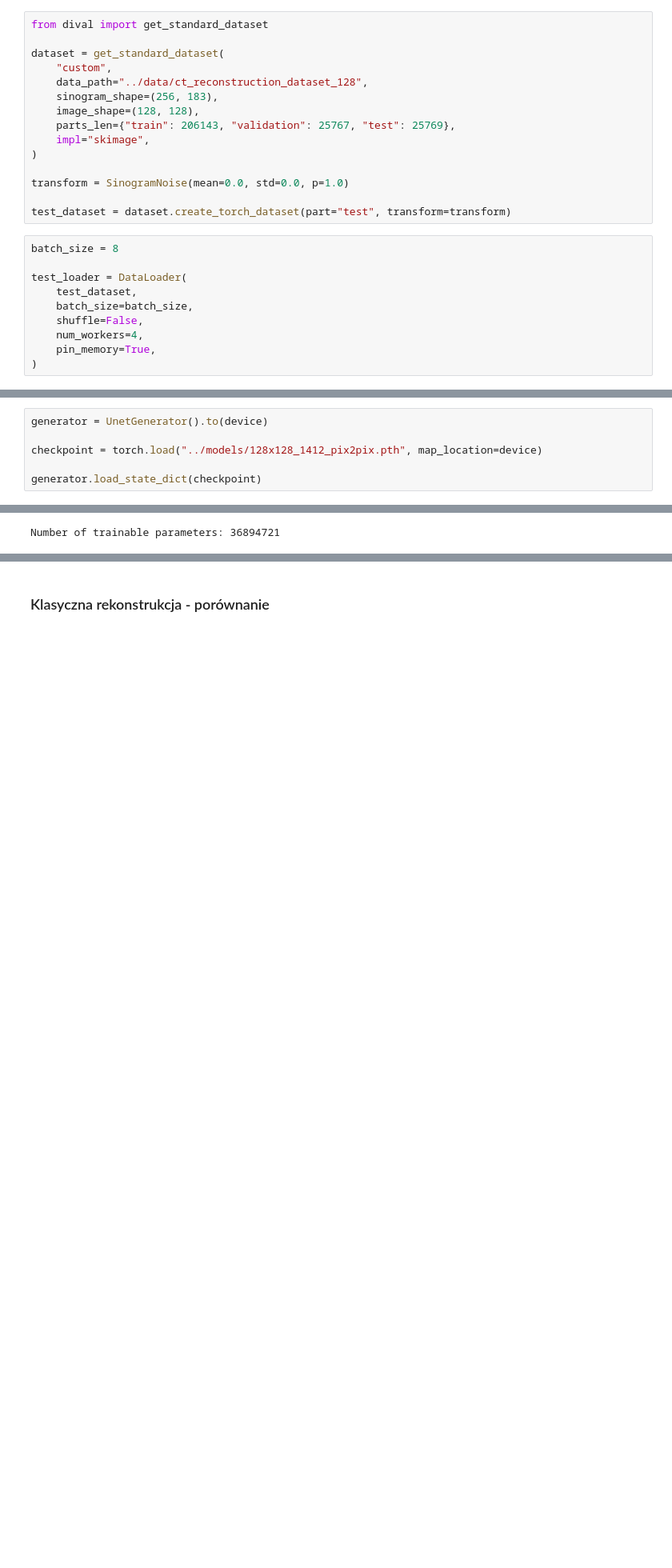
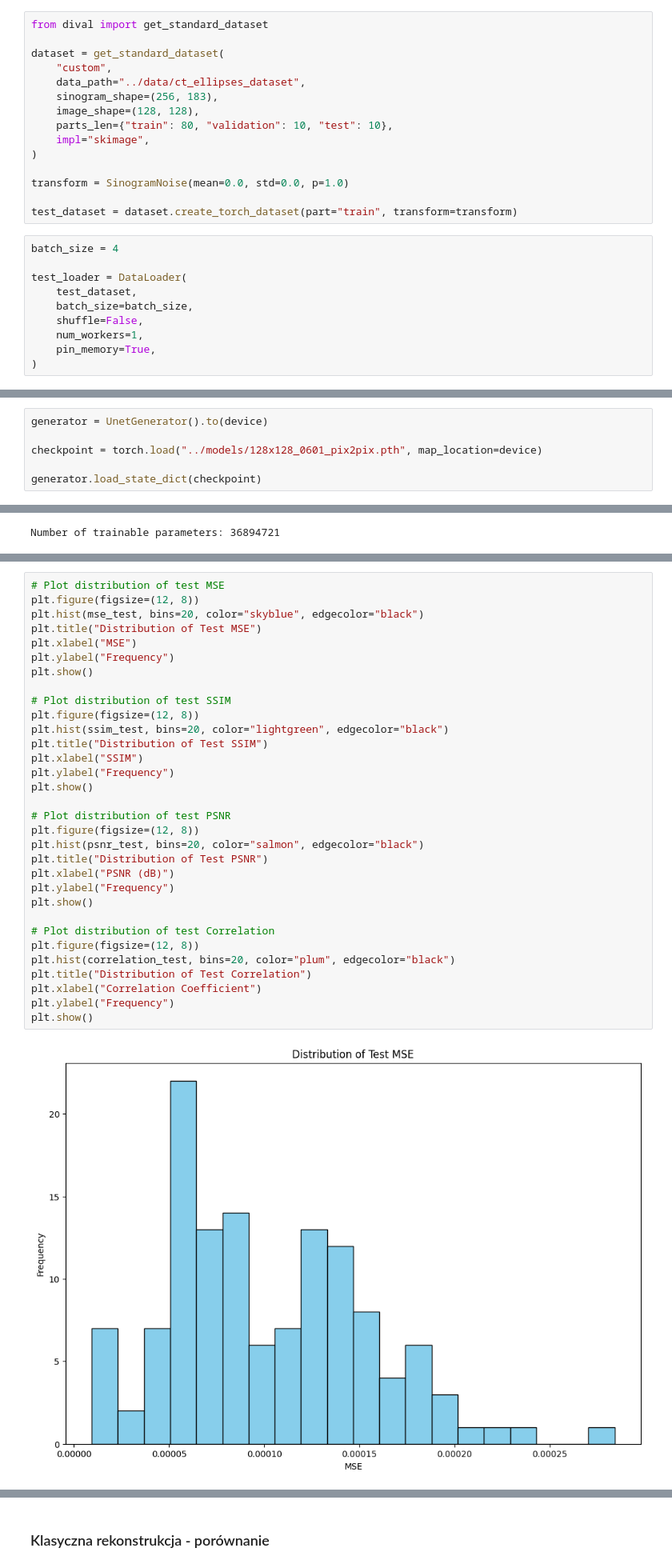
Before and after one commit to kam45x/TomoML, a Jupyter notebook: src/test_model.ipynb, the cells around one changed output, grey strips where cells are left out. Shown at 80% size. Drawn from its saved outputs; the diff is of its cells as text; blank space fills up the shorter version.

```diff
--- a/src/test_model.ipynb
+++ b/src/test_model.ipynb
@@ -35,24 +35,24 @@ from dival import get_standard_dataset
 
 dataset = get_standard_dataset(
     "custom",
-    data_path="../data/ct_reconstruction_dataset_128",
+    data_path="../data/ct_ellipses_dataset",
     sinogram_shape=(256, 183),
     image_shape=(128, 128),
-    parts_len={"train": 206143, "validation": 25767, "test": 25769},
+    parts_len={"train": 80, "validation": 10, "test": 10},
     impl="skimage",
 )
 
 transform = SinogramNoise(mean=0.0, std=0.0, p=1.0)
 
-test_dataset = dataset.create_torch_dataset(part="test", transform=transform)
+test_dataset = dataset.create_torch_dataset(part="train", transform=transform)
 # %%
-batch_size = 8
+batch_size = 4
 
 test_loader = DataLoader(
     test_dataset,
     batch_size=batch_size,
     shuffle=False,
-    num_workers=4,
+    num_workers=1,
     pin_memory=True,
 )
 # %%
@@ -60,7 +60,7 @@ from models.Pix2Pix_128 import UnetGenerator
 # %%
 generator = UnetGenerator().to(device)
 
-checkpoint = torch.load("../models/128x128_1412_pix2pix.pth", map_location=device)
+checkpoint = torch.load("../models/128x128_0601_pix2pix.pth", map_location=device)
 
 generator.load_state_dict(checkpoint)
 # %% [output]
@@ -158,0 +181,34 @@ KeyboardInterrupt:
+# %%
+# Plot distribution of test MSE
+plt.figure(figsize=(12, 8))
+plt.hist(mse_test, bins=20, color="skyblue", edgecolor="black")
+plt.title("Distribution of Test MSE")
+plt.xlabel("MSE")
+plt.ylabel("Frequency")
+plt.show()
+
+# Plot distribution of test SSIM
+plt.figure(figsize=(12, 8))
+plt.hist(ssim_test, bins=20, color="lightgreen", edgecolor="black")
+plt.title("Distribution of Test SSIM")
+plt.xlabel("SSIM")
+plt.ylabel("Frequency")
+plt.show()
+
+# Plot distribution of test PSNR
+plt.figure(figsize=(12, 8))
+plt.hist(psnr_test, bins=20, color="salmon", edgecolor="black")
+plt.title("Distribution of Test PSNR")
+plt.xlabel("PSNR (dB)")
+plt.ylabel("Frequency")
+plt.show()
+
+# Plot distribution of test Correlation
+plt.figure(figsize=(12, 8))
+plt.hist(correlation_test, bins=20, color="plum", edgecolor="black")
+plt.title("Distribution of Test Correlation")
+plt.xlabel("Correlation Coefficient")
+plt.ylabel("Frequency")
+plt.show()
+# %% [output]
+[figure, added]
```
Also changed, not shown: parts of 10 cells of this notebook, 3 other files.
